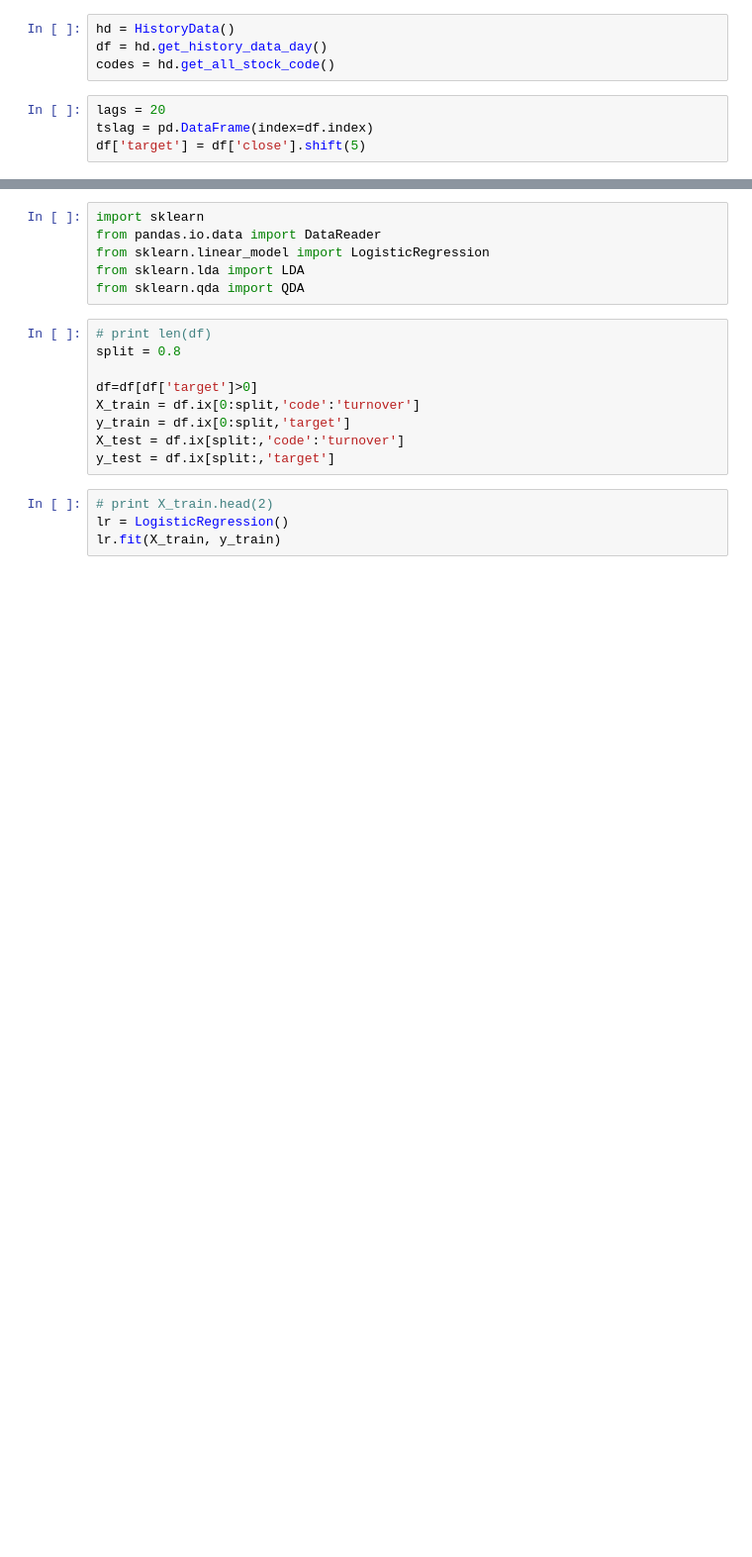
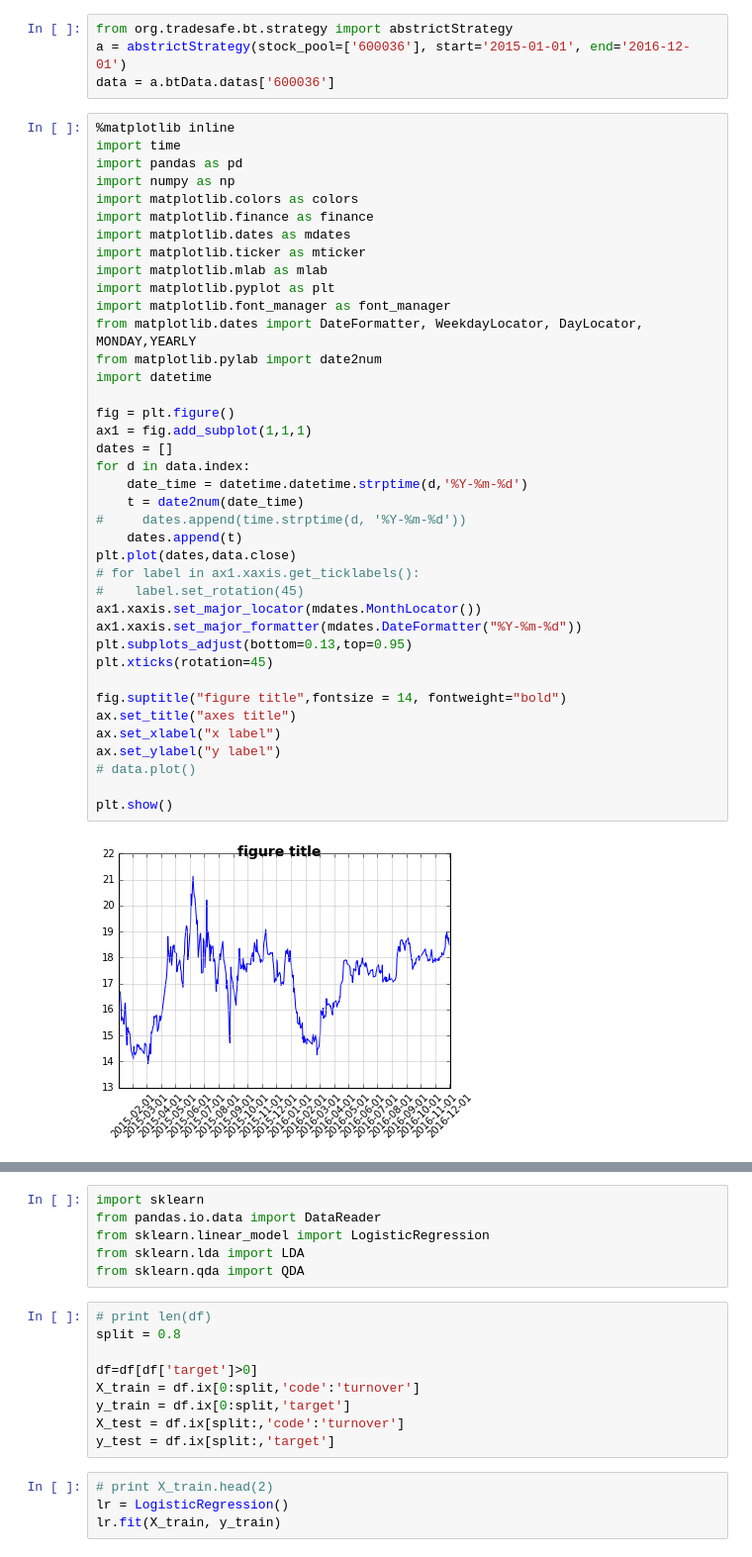
Before and after one commit to shenbai/tradesafe, a Jupyter notebook: notebook/test.py.ipynb, the cells around one changed output, grey strips where cells are left out. Shown: that part at 99% size. Cells and saved outputs as stored; diff of their text form; blank space fills up the shorter version.

```diff
--- a/notebook/test.py.ipynb
+++ b/notebook/test.py.ipynb
@@ -13,11 +13,48 @@ import pandas as pd
 import tushare as ts
 from urllib2 import Request, urlopen
 import demjson
-# %%
-hd = HistoryData()
-df = hd.get_history_data_day()
-codes = hd.get_all_stock_code()
-# %%
-lags = 20
-tslag = pd.DataFrame(index=df.index)
-df['target'] = df['close'].shift(5)
+# %%
+from org.tradesafe.bt.strategy import abstrictStrategy
+a = abstrictStrategy(stock_pool=['600036'], start='2015-01-01', end='2016-12-01')
+data = a.btData.datas['600036']
+# %%
+%matplotlib inline
+import time
+import pandas as pd
+import numpy as np
+import matplotlib.colors as colors
+import matplotlib.finance as finance
+import matplotlib.dates as mdates
+import matplotlib.ticker as mticker
+import matplotlib.mlab as mlab
+import matplotlib.pyplot as plt
+import matplotlib.font_manager as font_manager
+from matplotlib.dates import DateFormatter, WeekdayLocator, DayLocator, MONDAY,YEARLY
+from matplotlib.pylab import date2num
+import datetime
+
+fig = plt.figure()
+ax1 = fig.add_subplot(1,1,1)
+dates = []
+for d in data.index:
+    date_time = datetime.datetime.strptime(d,'%Y-%m-%d')
+    t = date2num(date_time)
+#     dates.append(time.strptime(d, '%Y-%m-%d'))
+    dates.append(t)
+plt.plot(dates,data.close)
+# for label in ax1.xaxis.get_ticklabels():
+#    label.set_rotation(45)
+ax1.xaxis.set_major_locator(mdates.MonthLocator())
+ax1.xaxis.set_major_formatter(mdates.DateFormatter("%Y-%m-%d"))
+plt.subplots_adjust(bottom=0.13,top=0.95)
+plt.xticks(rotation=45)
+
+fig.suptitle("figure title",fontsize = 14, fontweight="bold")
+ax.set_title("axes title")
+ax.set_xlabel("x label")
+ax.set_ylabel("y label")
+# data.plot()
+
+plt.show()
+# %% [output]
+[figure, added]
```
Also changed, not shown: parts of 2 cells of this notebook, 16 other files.
